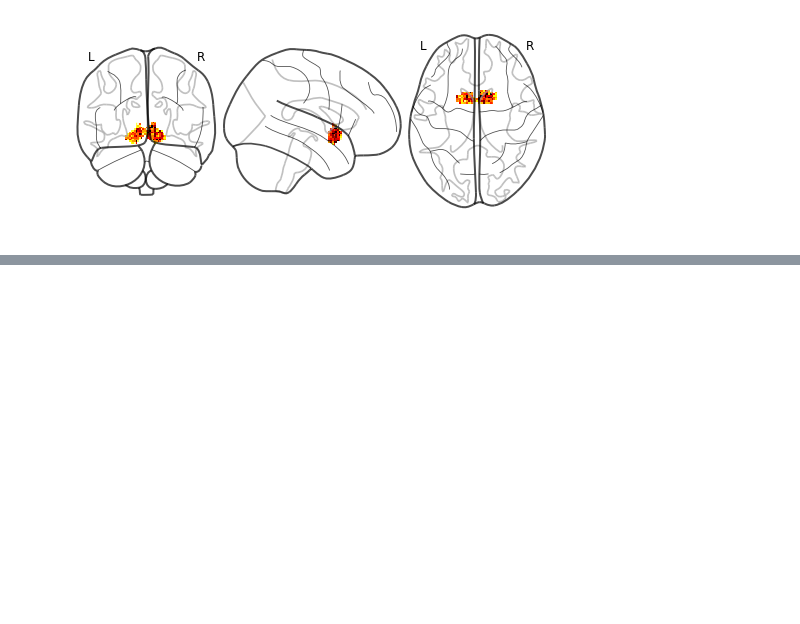
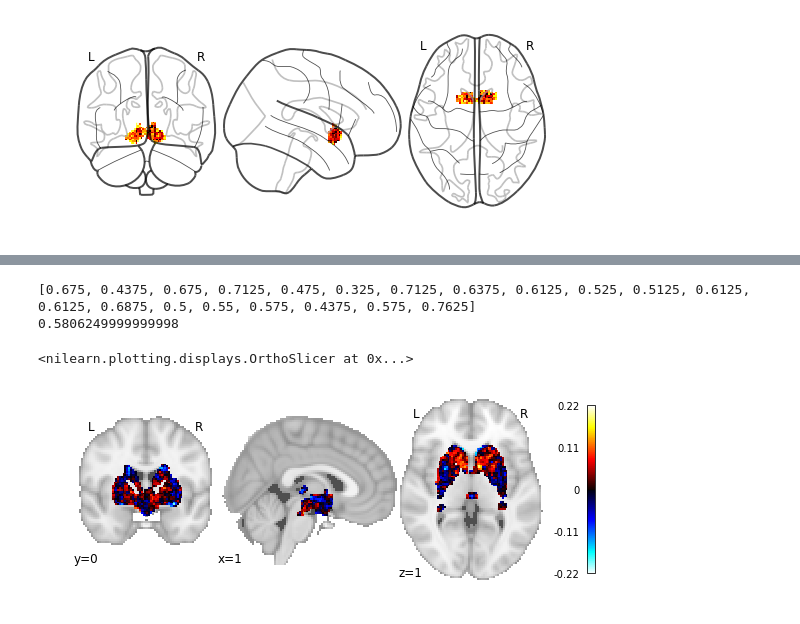
Before and after one commit to jbdenniso/New_MVPA_With_Sally, a Jupyter notebook: MVPA.ipynb, the cells around one changed output, grey strips where cells are left out. Cells and saved outputs as stored; diff of their text form; code cells hidden in the pictures; blank space fills up the shorter version.

```diff
--- a/MVPA.ipynb
+++ b/MVPA.ipynb
@@ -339,0 +311,19 @@ pauli.description
+# %%
+behavior_df.reset_index(drop=True,inplace=True)
+scores=[]
+svc=sklearn.svm.SVC(C=1.0,
+                    kernel='linear')
+for sub in behavior_df['sub'].unique():
+    print sub
+    train_index=behavior_df.index[~behavior_df['sub'].isin([sub])].tolist()
+    test_index=behavior_df.index[behavior_df['sub'].isin([sub])].tolist()
+    Y_train=behavior_df.iloc[train_index]
+    X_train=X[train_index]
+
+    Y_test=behavior_df.iloc[test_index]
+    X_test=X[test_index]
+    print(test_index)
+    print('training subjects:', Y_train['sub'].unique())
+    print('testing subject:',Y_test['sub'].unique())
+    svc.fit(X_train,Y_train['high_low'])
+    scores.append(svc.score(X_test,Y_test['high_low']))
@@ -339,0 +359,18 @@ pauli.description
+# %%
+a_i_scores=[]
+for sub in behavior_df['sub'].unique():
+    print sub
+    train_index=behavior_df.index[np.logical_and(~behavior_df['sub'].isin([sub]),
+                                                 behavior_df['type'].isin(['a']))].tolist()
+    test_index=behavior_df.index[np.logical_and(behavior_df['sub'].isin([sub]),
+                                                behavior_df['type'].isin(['i']))].tolist()
+    Y_train=behavior_df.iloc[train_index]
+    X_train=X[train_index]
+    print Y_train['sub'].unique()
+    Y_test=behavior_df.iloc[test_index]
+    X_test=X[test_index]
+    print(test_index)
+    print('training subjects:', Y_train['sub'].unique())
+    print('testing subject:',Y_test['sub'].unique())
+    svc.fit(X_train,Y_train['high_low'])
+    a_i_scores.append(svc.score(X_test,Y_test['high_low']))
@@ -339,0 +395,15 @@ pauli.description
+# %%
+print(a_i_scores)
+print(np.mean(a_i_scores))
+# %% [output]
+[0.675, 0.4375, 0.675, 0.7125, 0.475, 0.325, 0.7125, 0.6375, 0.6125, 0.525, 0.5125, 0.6125, 0.6125, 0.6875, 0.5, 0.55, 0.575, 0.4375, 0.575, 0.7625]
+0.5806249999999998
+# %%
+weights=svc.coef_
+weight_img=pca.inverse_transform(weights)
+weight_img=masker.inverse_transform(weight_img)
+weight_img.to_filename('SVM_coef_trAHLteIHL_.nii')
+plotting.plot_stat_map(weight_img,draw_cross=False,display_mode='ortho')
+# %% [output]
+<nilearn.plotting.displays.OrthoSlicer at 0x...>
+[figure, added]
```
Also changed, not shown: parts of 12 cells of this notebook.
